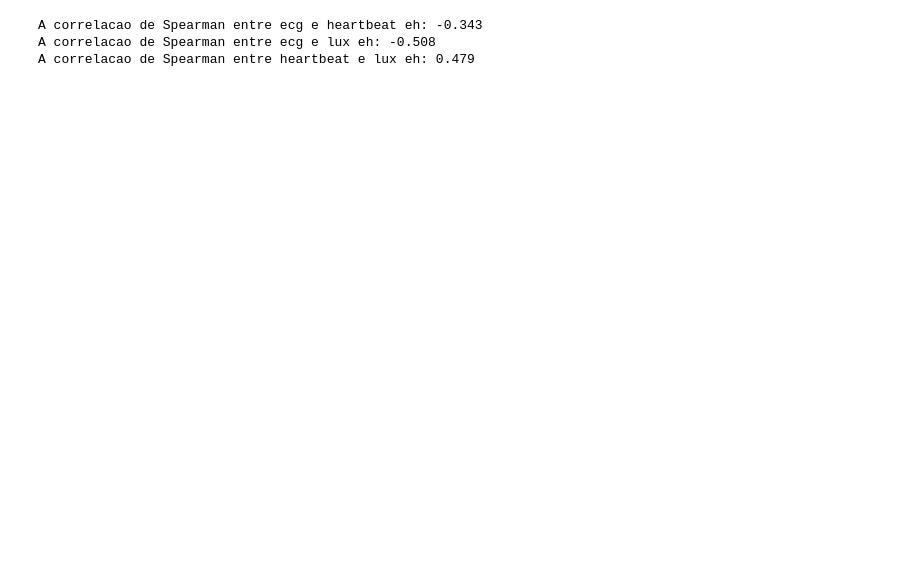
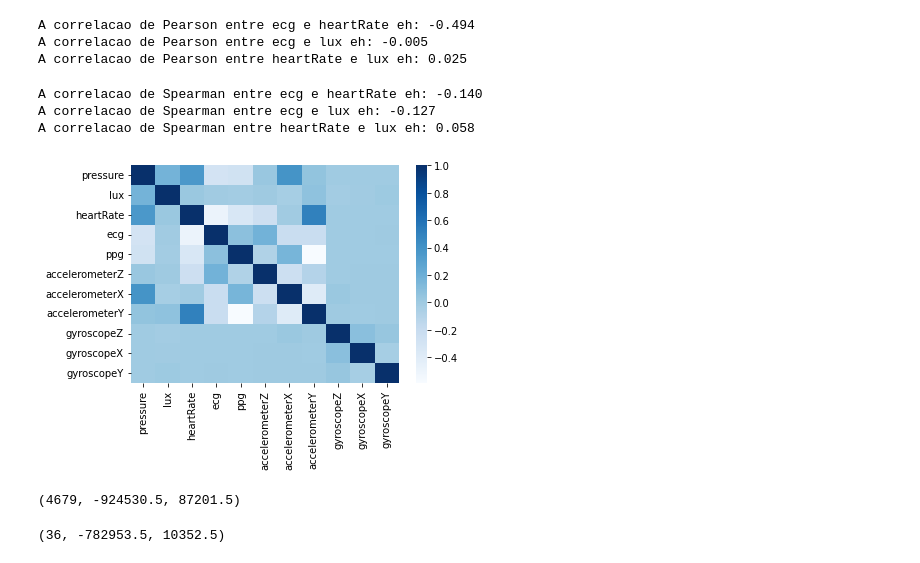
Before and after one commit to Mat-Nishi/WearableEDA, a Jupyter notebook: loggerEDA.ipynb, the cells around one changed output. Cells and saved outputs as stored; diff of their text form; code cells hidden in the pictures; blank space fills up the shorter version.

```diff
--- a/loggerEDA.ipynb
+++ b/loggerEDA.ipynb
@@ -145,10 +217,32 @@ A correlacao de Pearson entre heartbeat e lux eh: 0.393
-# %%
-#interpretando a covariancia pela correlacao de spearman (para distribuicoes nao gaussianas)
-items = [df.ecg, df.heartbeat, df.lux]
-for pair in itertools.combinations(items, 2):
-    sCorr, _ = spearmanr(*pair)
-    print(f"A correlacao de Spearman entre {pair[0].name} e {pair[1].name} eh: {sCorr:.3f}")
-# %% [output]
-A correlacao de Spearman entre ecg e heartbeat eh: -0.343
-A correlacao de Spearman entre ecg e lux eh: -0.508
-A correlacao de Spearman entre heartbeat e lux eh: 0.479
+# %%
+#normalizando a covariancia para que se torne interpretavel(correlacao de pearson)
+#metodo mais apropriado para distrubuicoes gaussianas
+items = [df.ecg, df.heartRate, df.lux]
+for pair in itertools.combinations(items, 2):
+    pCorr, _ = pearsonr(*pair)
+    print(f"A correlacao de Pearson entre {pair[0].name} e {pair[1].name} eh: {pCorr:.3f}")
+# %% [output]
+A correlacao de Pearson entre ecg e heartRate eh: -0.494
+A correlacao de Pearson entre ecg e lux eh: -0.005
+A correlacao de Pearson entre heartRate e lux eh: 0.025
+# %%
+#interpretando a covariancia pela correlacao de spearman (para distribuicoes nao gaussianas)
+items = [df.ecg, df.heartRate, df.lux]
+for pair in itertools.combinations(items, 2):
+    sCorr, _ = spearmanr(*pair)
+    print(f"A correlacao de Spearman entre {pair[0].name} e {pair[1].name} eh: {sCorr:.3f}")
+# %% [output]
+A correlacao de Spearman entre ecg e heartRate eh: -0.140
+A correlacao de Spearman entre ecg e lux eh: -0.127
+A correlacao de Spearman entre heartRate e lux eh: 0.058
+# %%
+ddf = df.copy()
+ddf.drop(['dateTime'], axis=1, inplace=True)
+ddf.drop(['fileSize'], axis=1, inplace=True)
+ddf.drop(['saturation'], axis=1, inplace=True)
+ddf.drop(['battery'], axis=1, inplace=True)
+cor = sns.heatmap(ddf.corr(),cmap='Blues',annot=False)
+figure = cor.get_figure()
+figure.savefig('graphs/correlation.png', bbox_inches='tight', dpi=800)
+# %% [output]
+[figure, added]
@@ -154,0 +292,25 @@ A correlacao de Spearman entre heartbeat e lux eh: 0.479
+# %%
+#calculando o numero de outliers
+def outlierCount(df, var):
+    q1= df[var].quantile(0.25)
+    q3 = df[var].quantile(0.75)
+    iqRange = q3 - q1
+    maxVal = q3 + 1.5 * iqRange
+    minVal = q1 - 1.5 * iqRange
+    count = len(df[(df[var] < minVal)]) + len(df[(df[var] > maxVal)])
+    return count, minVal, maxVal
+
+print(outlierCount(df, 'ecg'))
+# %% [output]
+(4679, -924530.5, 87201.5)
+# %%
+#tratando outliers
+def removeOutliers(df, var):
+    count, minVal, maxVal = outlierCount(df, var)
+    newDf = df[(df[var] > minVal) & (df[var] < maxVal)]
+    return newDf
+
+noOutliers = removeOutliers(df, 'ecg')
+print(outlierCount(noOutliers, 'ecg'))
+# %% [output]
+(36, -782953.5, 10352.5)
```
Also changed, not shown: parts of 25 cells of this notebook, 9 other files.
